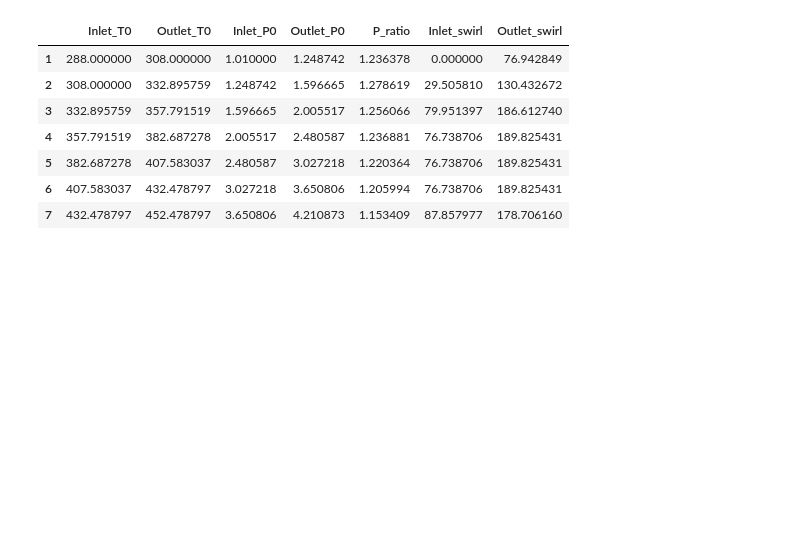
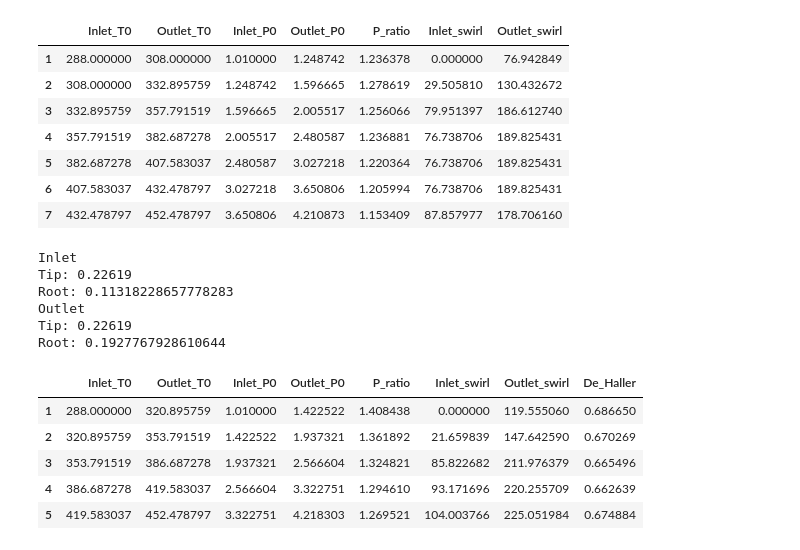
Before and after one commit to jjermstad24/Fall_2024_Classes, a Jupyter notebook: AERO_417/Project_1.ipynb, the cells around one changed output. Drawn from its saved outputs; the diff is of its cells as text; code cells hidden in the pictures; blank space fills up the shorter version.

```diff
--- a/AERO_417/Project_1.ipynb
+++ b/AERO_417/Project_1.ipynb
@@ -149,3 +159,47 @@ df
 | 5 | 382.687278 | 407.583037 | 2.480587 | 3.027218 | 1.220364 | 76.738706 | 189.825431 |
 | 6 | 407.583037 | 432.478797 | 3.027218 | 3.650806 | 1.205994 | 76.738706 | 189.825431 |
 | 7 | 432.478797 | 452.478797 | 3.650806 | 4.210873 | 1.153409 | 87.857977 | 178.706160 |
+# %%
+T01 = temperature_ambient
+P01 = pressure_ambient
+C1 = C_axial
+
+T1 = T01-C1**2/2/Cp
+P1 = P01*(T1/T01)**(gamma/(gamma-1))
+rho1 = P1/R/T1*100000
+
+inlet_radius_tip = 0.22619
+
+rr_rt = (1-m_dot/(np.pi*rho1*C1)/inlet_radius_tip**2)**0.5
+inlet_radius_root = rr_rt*inlet_radius_tip
+inlet_radius_mean = (inlet_radius_root+inlet_radius_tip)/2
+
+print("Inlet")
+print("Tip:",inlet_radius_tip)
+print("Root:",inlet_radius_root)
+
+V1_tangent = (U_tip**2+C_axial**2)**0.5
+a1 = (gamma*R*T1)**0.5
+M1 = V1_tangent/a1
+
+C2 = C1
+T02 = T01*(P_compressor)**((n_compressor-1)/n_compressor)
+P02 = P_compressor*P01
+T2 = T02-C2**2/2/Cp
+P2 = P02*(T2/T02)**(gamma/(gamma-1))
+rho2 = P2/R/T2*100000
+A2 = m_dot/rho2/C2
+
+outlet_radius_tip = inlet_radius_tip
+outlet_radius_root = np.sqrt(outlet_radius_tip**2-A2/np.pi)
+
+print("Outlet")
+print("Tip:",outlet_radius_tip)
+print("Root:",outlet_radius_root)
+# %% [output]
+Inlet
+Tip: 0.22619
+Root: 0.11318228657778283
+Outlet
+Tip: 0.22619
+Root: 0.1927767928610644
@@ -151,0 +260,12 @@ df
+# %%
+df = {"Inlet_T0":Inlet_T0,"Outlet_T0":Outlet_T0,"Inlet_P0":Inlet_P0,"Outlet_P0":Outlet_P0,"P_ratio":P_ratio,"Inlet_swirl":C1_swirl,"Outlet_swirl":C2_swirl,"De_Haller":De_Haller}
+df = pd.DataFrame(df)
+df.index+=1
+df
+# %% [output]
+|  | Inlet_T0 | Outlet_T0 | Inlet_P0 | Outlet_P0 | P_ratio | Inlet_swirl | Outlet_swirl | De_Haller |
+| 1 | 288.000000 | 320.895759 | 1.010000 | 1.422522 | 1.408438 | 0.000000 | 119.555060 | 0.686650 |
+| 2 | 320.895759 | 353.791519 | 1.422522 | 1.937321 | 1.361892 | 21.659839 | 147.642590 | 0.670269 |
+| 3 | 353.791519 | 386.687278 | 1.937321 | 2.566604 | 1.324821 | 85.822682 | 211.976379 | 0.665496 |
+| 4 | 386.687278 | 419.583037 | 2.566604 | 3.322751 | 1.294610 | 93.171696 | 220.255709 | 0.662639 |
+| 5 | 419.583037 | 452.478797 | 3.322751 | 4.218303 | 1.269521 | 104.003766 | 225.051984 | 0.674884 |
```
Also changed, not shown: parts of 3 cells of this notebook.
